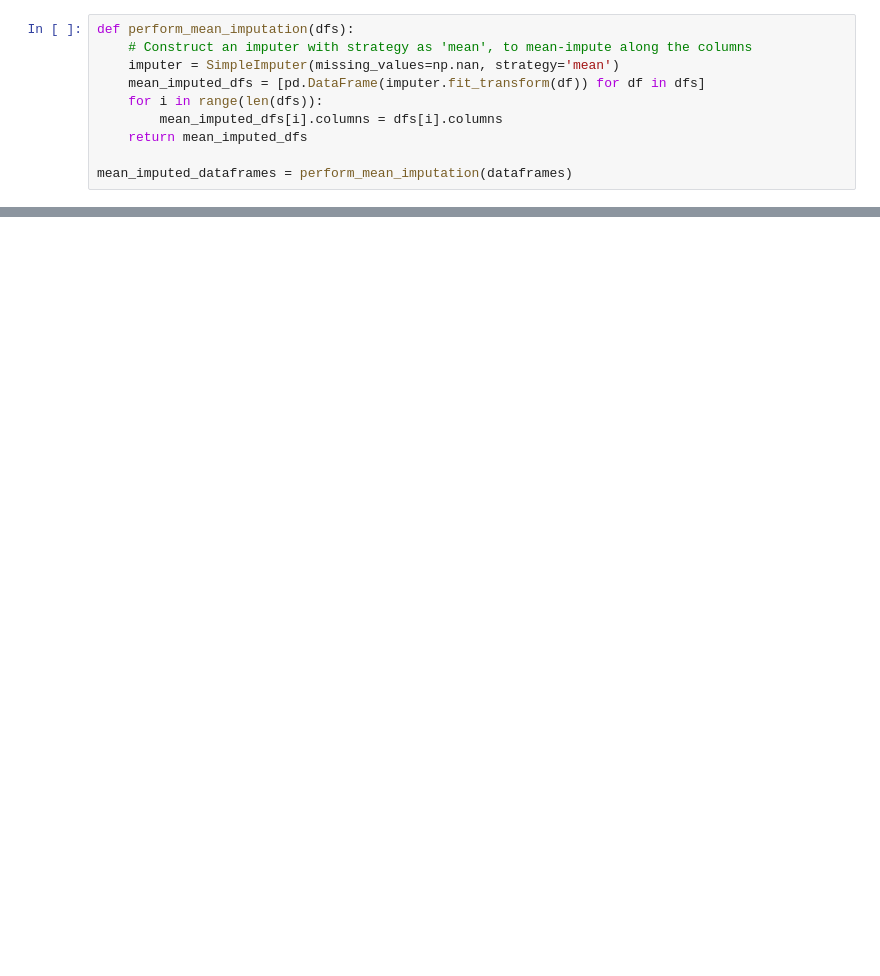
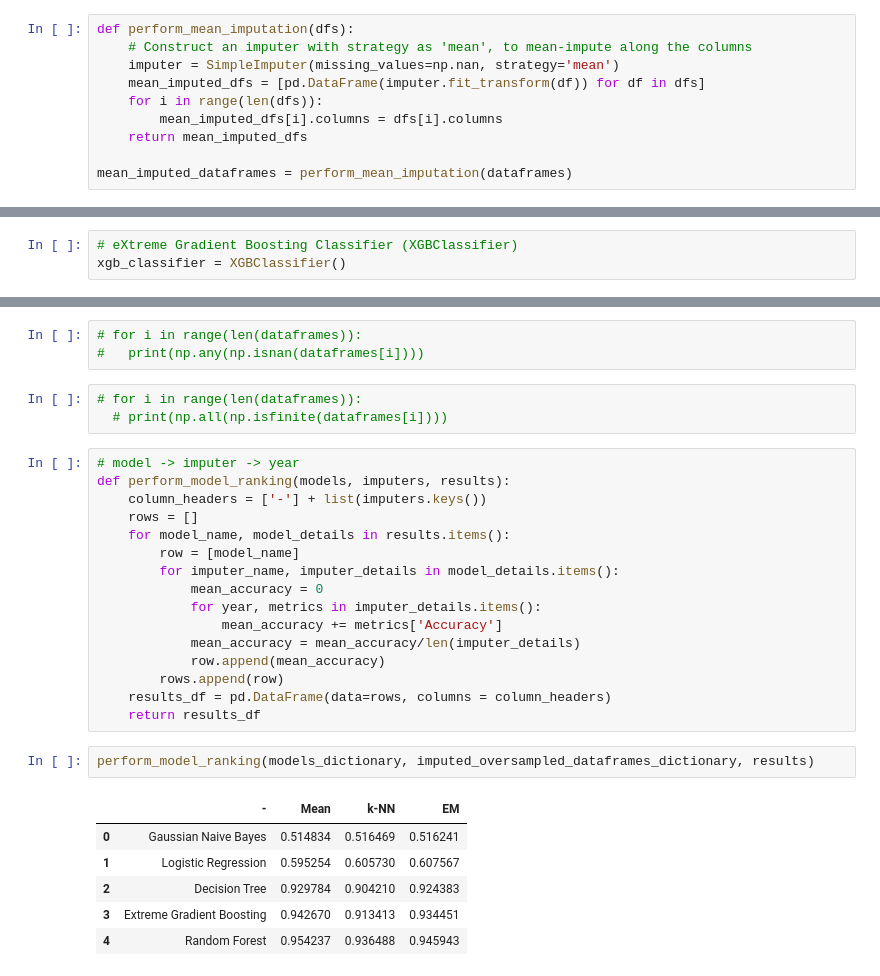
Before and after one commit to M0hammad-Kashif/Notebooks, a Jupyter notebook: Bankruptcy.ipynb, the cells around one changed output, grey strips where cells are left out. Drawn from its saved outputs; the diff is of its cells as text; blank space fills up the shorter version.

```diff
--- a/Bankruptcy.ipynb
+++ b/Bankruptcy.ipynb
@@ -228,0 +356,3 @@ Imputing row 5901/5910 with 1 missing, elapsed time: 14.702
+# %%
+# eXtreme Gradient Boosting Classifier (XGBClassifier)
+xgb_classifier = XGBClassifier()
@@ -228,0 +485,31 @@ Imputing row 5901/5910 with 1 missing, elapsed time: 14.702
+# %%
+# for i in range(len(dataframes)):
+#   print(np.any(np.isnan(dataframes[i])))
+# %%
+# for i in range(len(dataframes)):
+  # print(np.all(np.isfinite(dataframes[i])))
+# %%
+# model -> imputer -> year
+def perform_model_ranking(models, imputers, results):
+    column_headers = ['-'] + list(imputers.keys())
+    rows = []
+    for model_name, model_details in results.items():
+        row = [model_name]
+        for imputer_name, imputer_details in model_details.items():
+            mean_accuracy = 0
+            for year, metrics in imputer_details.items():
+                mean_accuracy += metrics['Accuracy']
+            mean_accuracy = mean_accuracy/len(imputer_details)
+            row.append(mean_accuracy)
+        rows.append(row)
+    results_df = pd.DataFrame(data=rows, columns = column_headers)
+    return results_df
+# %%
+perform_model_ranking(models_dictionary, imputed_oversampled_dataframes_dictionary, results)
+# %% [output]
+|  | - | Mean | k-NN | EM |
+| 0 | Gaussian Naive Bayes | 0.514834 | 0.516469 | 0.516241 |
+| 1 | Logistic Regression | 0.595254 | 0.605730 | 0.607567 |
+| 2 | Decision Tree | 0.929784 | 0.904210 | 0.924383 |
+| 3 | Extreme Gradient Boosting | 0.942670 | 0.913413 | 0.934451 |
+| 4 | Random Forest | 0.954237 | 0.936488 | 0.945943 |
```
Also changed, not shown: parts of 25 cells of this notebook.
